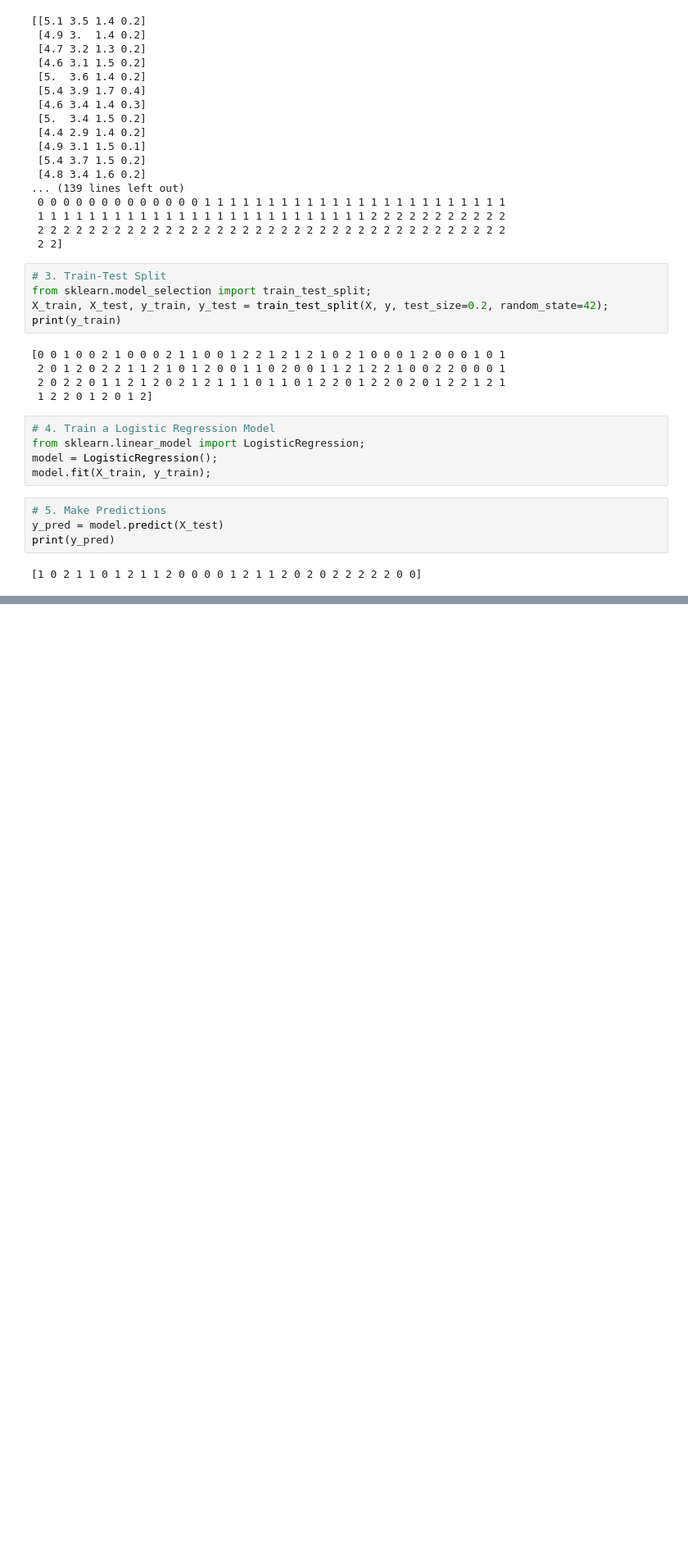
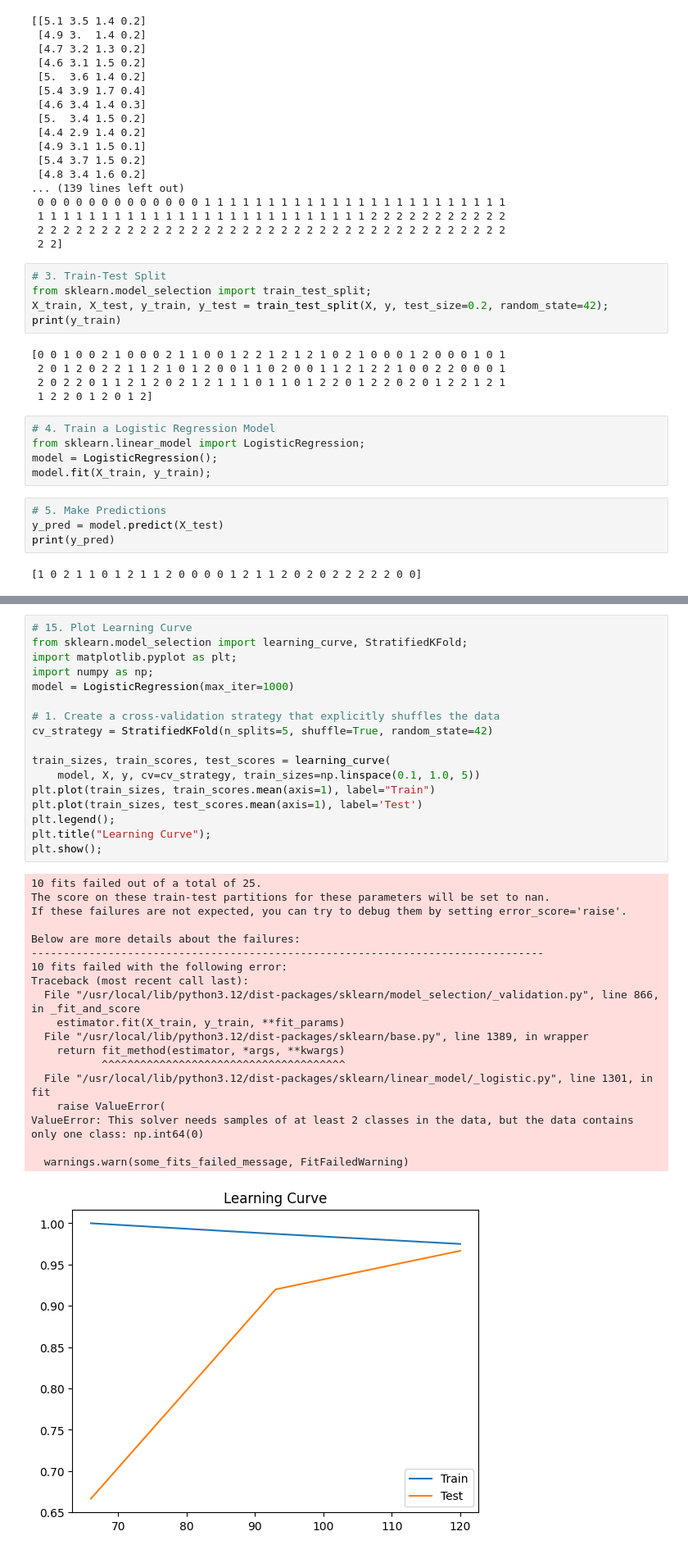
Before and after one commit to SeionixAi/RL-B102-Jayakrishnan-mk, a Jupyter notebook: Scikit_learn/basics.ipynb, the cells around one changed output, grey strips where cells are left out. Shown at 82% size. Drawn from its saved outputs; the diff is of its cells as text; blank space fills up the shorter version.

Commit message:
fix(scikit): learning practices updated with new graphs

```diff
--- a/Scikit_learn/basics.ipynb
+++ b/Scikit_learn/basics.ipynb
@@ -55,0 +152,37 @@ print(y_pred)
+# %%
+# 15. Plot Learning Curve
+from sklearn.model_selection import learning_curve, StratifiedKFold;
+import matplotlib.pyplot as plt;
+import numpy as np;
+model = LogisticRegression(max_iter=1000)
+
+# 1. Create a cross-validation strategy that explicitly shuffles the data
+cv_strategy = StratifiedKFold(n_splits=5, shuffle=True, random_state=42)
+
+train_sizes, train_scores, test_scores = learning_curve(
+    model, X, y, cv=cv_strategy, train_sizes=np.linspace(0.1, 1.0, 5))
+plt.plot(train_sizes, train_scores.mean(axis=1), label="Train")
+plt.plot(train_sizes, test_scores.mean(axis=1), label='Test')
+plt.legend();
+plt.title("Learning Curve");
+plt.show();
+# %% [output]
+10 fits failed out of a total of 25.
+The score on these train-test partitions for these parameters will be set to nan.
+If these failures are not expected, you can try to debug them by setting error_score='raise'.
+
+Below are more details about the failures:
+--------------------------------------------------------------------------------
+10 fits failed with the following error:
+Traceback (most recent call last):
+  File "/usr/local/lib/python3.12/dist-packages/sklearn/model_selection/_validation.py", line 866, in _fit_and_score
+    estimator.fit(X_train, y_train, **fit_params)
+  File "/usr/local/lib/python3.12/dist-packages/sklearn/base.py", line 1389, in wrapper
+    return fit_method(estimator, *args, **kwargs)
+           ^^^^^^^^^^^^^^^^^^^^^^^^^^^^^^^^^^^^^^
+  File "/usr/local/lib/python3.12/dist-packages/sklearn/linear_model/_logistic.py", line 1301, in fit
+    raise ValueError(
+ValueError: This solver needs samples of at least 2 classes in the data, but the data contains only one class: np.int64(0)
+
+  warnings.warn(some_fits_failed_message, FitFailedWarning)
+[figure, added]
```
Also changed, not shown: parts of 9 cells of this notebook.
